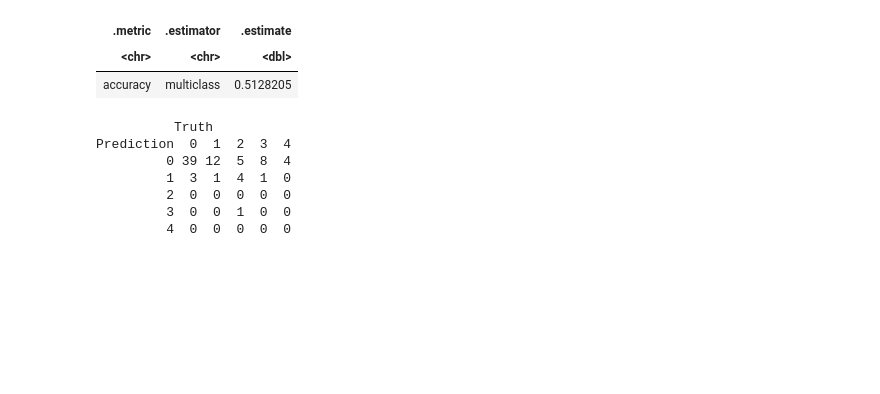
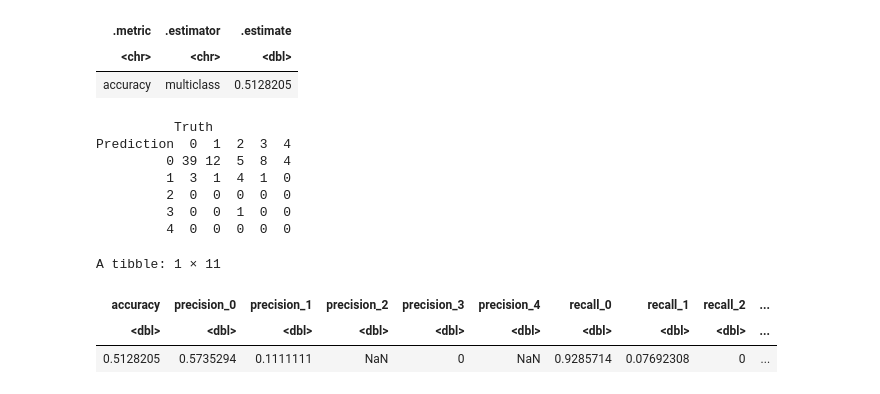
Before and after one commit to cocom250/DSCI-100-Group-17, a Jupyter notebook: group_project_report.ipynb, the cells around one changed output. Drawn from its saved outputs; the diff is of its cells as text; code cells hidden in the pictures; blank space fills up the shorter version.

Commit message:
final calculation

```diff
--- a/group_project_report.ipynb
+++ b/group_project_report.ipynb
@@ -463,3 +463,22 @@ Prediction  0  1  2  3  4
          2  0  0  0  0  0
          3  0  0  1  0  0
          4  0  0  0  0  0
+# %%
+#calculating accuracy, precision and recall for each category
+calculations <- tibble(accuracy = (39+1)/(39+12+5+8+4+3+1+4+1+1),
+                       precision_0 = (39)/(39+12+5+8+4),
+                       precision_1 = (1)/(3+1+4+1+0),
+                       precision_2 = 0/(0),
+                       precision_3 = 0/(1),
+                       precision_4 = 0/(0),
+                       recall_0 = (39)/(39+3),
+                       recall_1 = 1/(12+1),
+                       recall_2 = 0/(5+4+1),
+                       recall_3 = 0/(8+1),
+                       recall_4 = 0/(4))
+calculations
+# %% [output]
+A tibble: 1 × 11
+| accuracy | precision_0 | precision_1 | precision_2 | precision_3 | precision_4 | recall_0 | recall_1 | recall_2 | ... |
+| <dbl> | <dbl> | <dbl> | <dbl> | <dbl> | <dbl> | <dbl> | <dbl> | <dbl> | ... |
+| 0.5128205 | 0.5735294 | 0.1111111 | NaN | 0 | NaN | 0.9285714 | 0.07692308 | 0 | ... |
```
Also changed, not shown: parts of 1 cell of this notebook.
